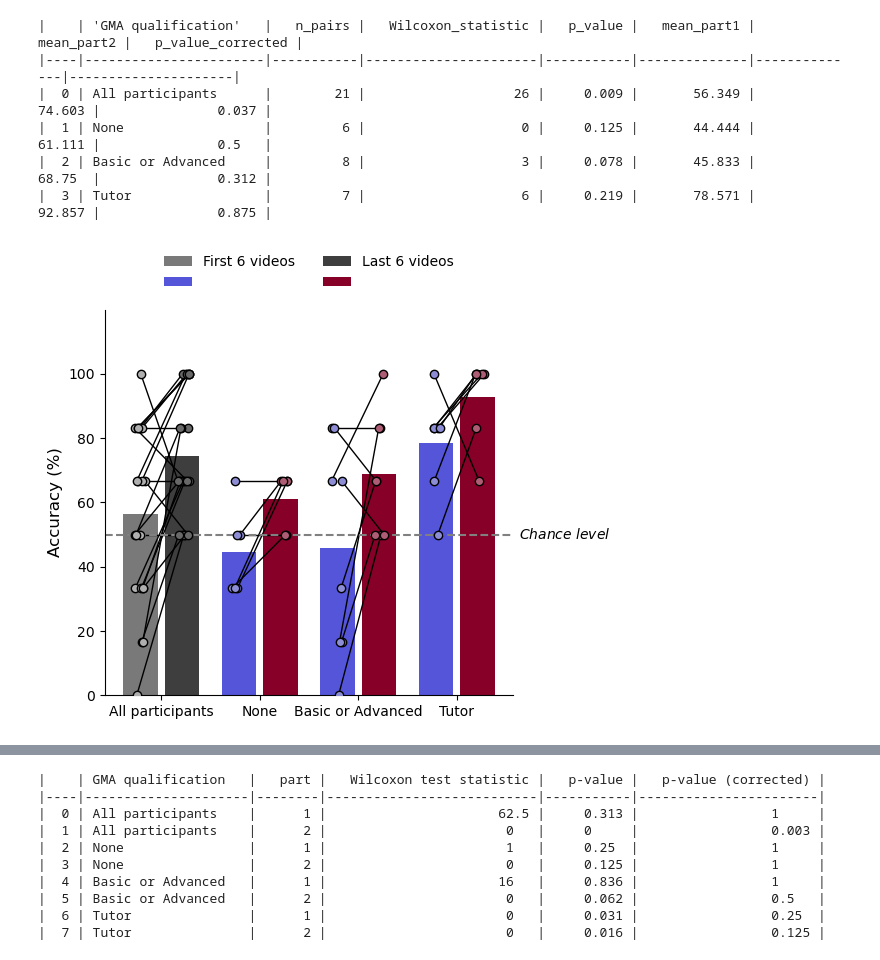
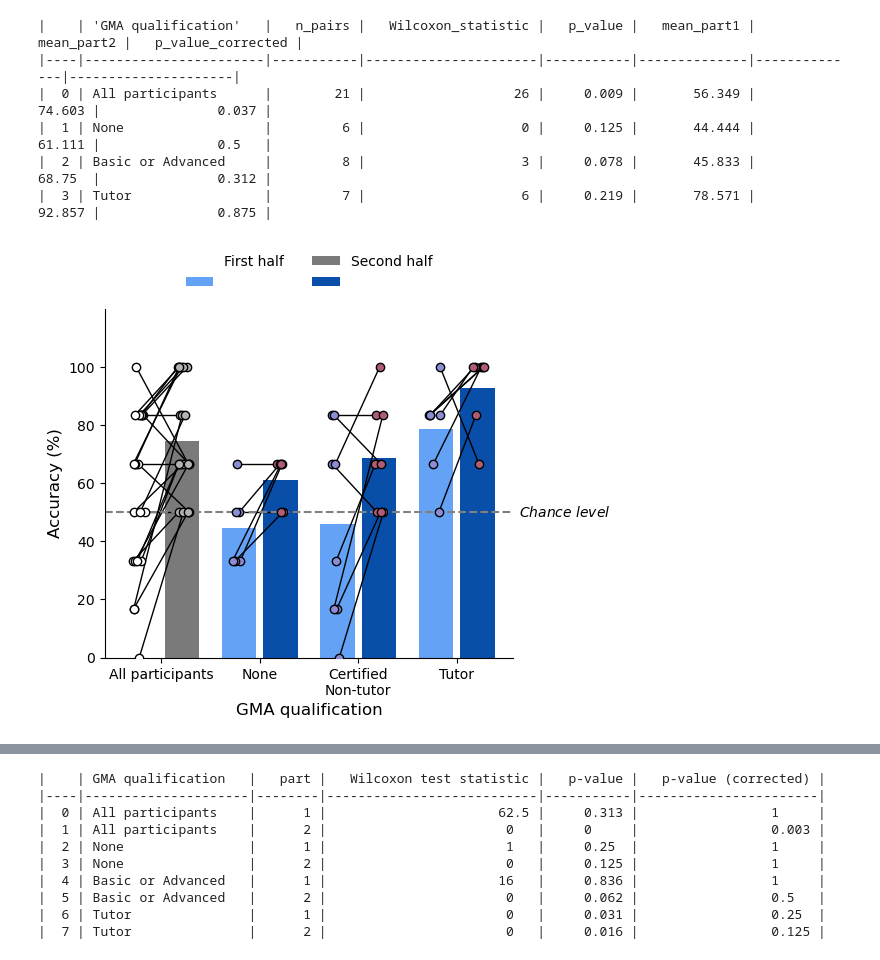
Before and after one commit to kpatsis97/GMA_skeleton_rater, a Jupyter notebook: analysis.ipynb, the cells around one changed output, grey strips where cells are left out. Drawn from its saved outputs; the diff is of its cells as text; code cells hidden in the pictures.

```diff
--- a/analysis.ipynb
+++ b/analysis.ipynb
@@ -985,8 +1005,8 @@ print(tabulate(results_df.round(3), headers = 'keys', tablefmt = 'github'))
 # plt.show()
 # %%
 # --- Palette ---
-bar_colors = ["#797979"] + ["#5555da"]*3 + ["#3E3E3E"] +[ "#860028"]*3
-marker_colors = {subgroups[0]: {0: "#AFAFAF", 1:"#686868"},
+bar_colors = ["#FFFFFF"] + ["#63a2f5"]*3 + ["#7A7A7A"] +[ "#094ea9"]*3
+marker_colors = {subgroups[0]: {0: "#FFFFFF", 1:"#B3B3B3"},
                  subgroups[1]: {0:"#8d8dd5", 1:"#AE5D75"},
                  subgroups[2]: {0:"#8d8dd5", 1:"#AE5D75"},
                  subgroups[3]: {0:"#8d8dd5", 1:"#AE5D75"}}
@@ -1041,34 +1061,35 @@ for id, exp in df_parts_all[['ID', 'GMA qualification']].drop_duplicates().value
             color=marker_colors[exp][i],
             edgecolors='k',
             zorder=10
         )
 
 # --- Aesthetics ---
 ax.axhline(y=50, color='grey', linestyle='--')
 plt.text(4.1, 50, r"$\it{Chance\ level}$", ha='center', va='center')
 
-# plt.xlabel('GMA qualification', fontsize=12)
+plt.xlabel('GMA qualification', fontsize=12)
 plt.ylabel('Accuracy (%)', fontsize=12)
 ax.set_xticks(list(x_pos.values()))
-ax.set_xticklabels(list(x_pos.keys()))
+# ax.set_xticklabels(list(x_pos.keys()))
+ax.set_xticklabels(['All participants', 'None', 'Certified\nNon-tutor', 'Tutor'])
 plt.ylim(0, 120)
 plt.yticks(np.arange(0, 110, 20))
 
 # --- Legend & style ---
 h, l = ax.get_legend_handles_labels()
 
 plt.legend(
     [h[0] + h[1] + h[4] + h[5]][0],
-    ['First 6 videos', '', 'Last 6 videos', ''],
+    ['First half', '', 'Second half', ''],
     frameon=False,
     loc='lower center',
     bbox_to_anchor=(0.5, 1.02),
     ncols=2,
     # labels=['First 6 videos', 'Last 6 videos']
 )
 
 sns.despine(ax=ax, top=True, right=True)
 plt.tight_layout()
 plt.show()
 # %% [output]
-[figure, old version]
+[figure, new version]
```
Also changed, not shown: parts of 12 cells of this notebook.
